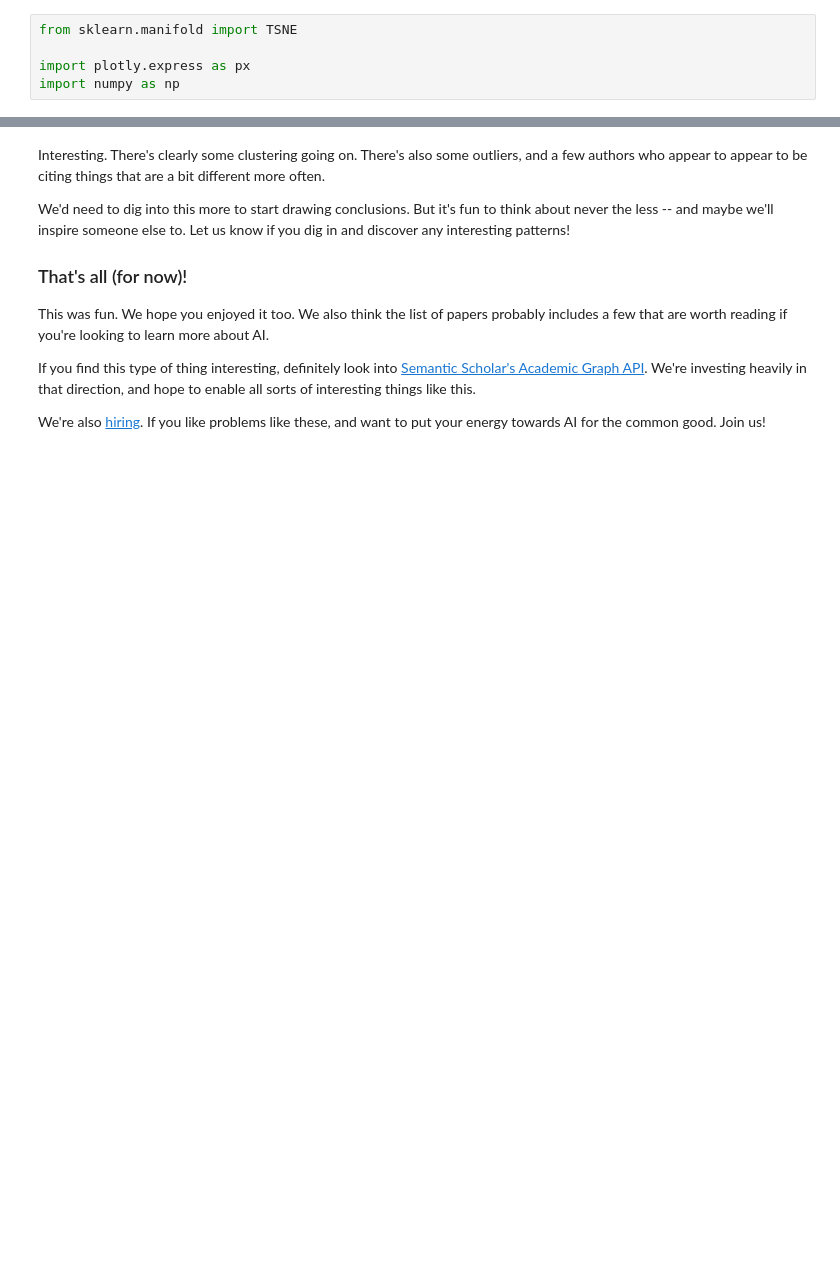
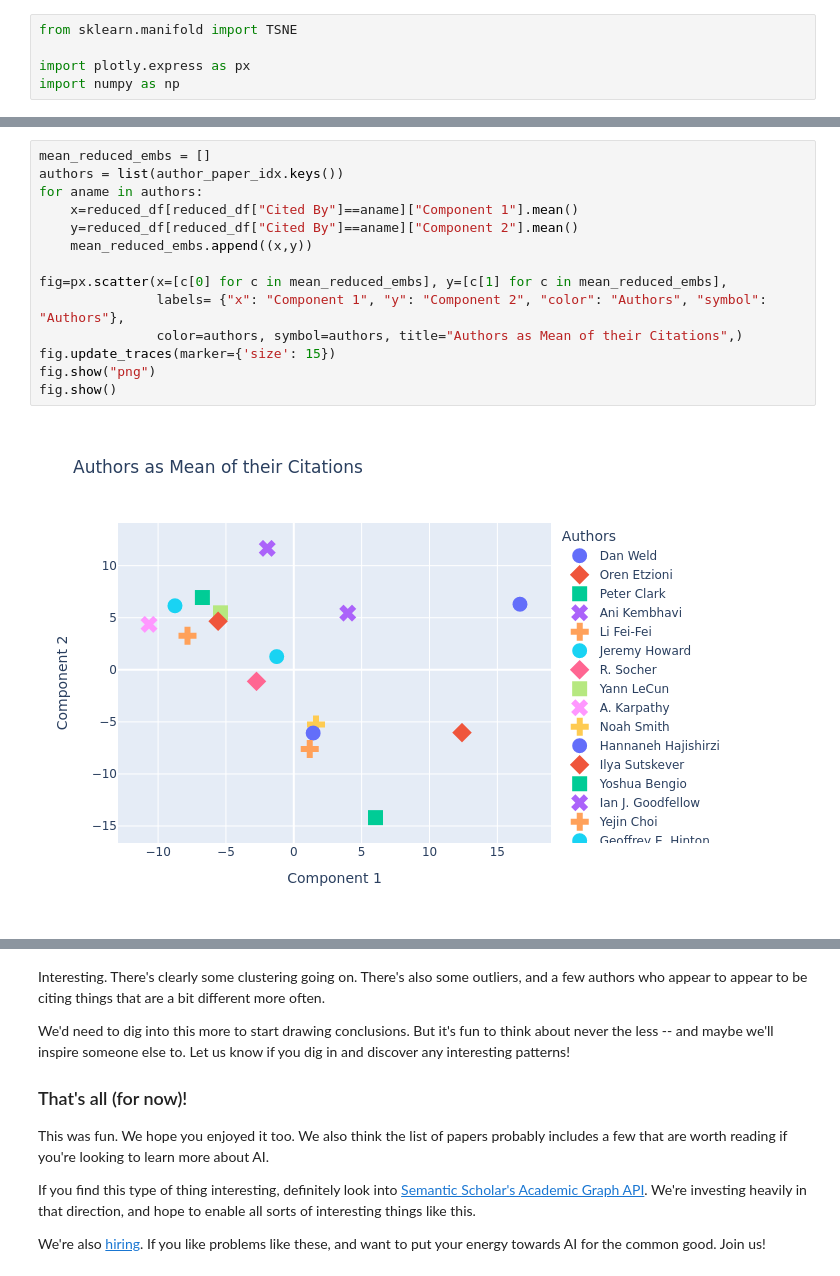
Before and after one commit to allenai/author-explorer, a Jupyter notebook: AuthorTopCitedPapers.ipynb, the cells around one changed output, grey strips where cells are left out. Drawn from its saved outputs; the diff is of its cells as text; blank space fills up the shorter version.

```diff
--- a/AuthorTopCitedPapers.ipynb
+++ b/AuthorTopCitedPapers.ipynb
@@ -412,0 +384,16 @@ fig.show()
+# %%
+mean_reduced_embs = []
+authors = list(author_paper_idx.keys())
+for aname in authors:
+    x=reduced_df[reduced_df["Cited By"]==aname]["Component 1"].mean()
+    y=reduced_df[reduced_df["Cited By"]==aname]["Component 2"].mean()
+    mean_reduced_embs.append((x,y))
+
+fig=px.scatter(x=[c[0] for c in mean_reduced_embs], y=[c[1] for c in mean_reduced_embs],
+               labels= {"x": "Component 1", "y": "Component 2", "color": "Authors", "symbol": "Authors"},
+               color=authors, symbol=authors, title="Authors as Mean of their Citations",)
+fig.update_traces(marker={'size': 15})
+fig.show("png")
+fig.show()
+# %% [output]
+[figure, added]
```
Also changed, not shown: parts of 12 cells of this notebook.
